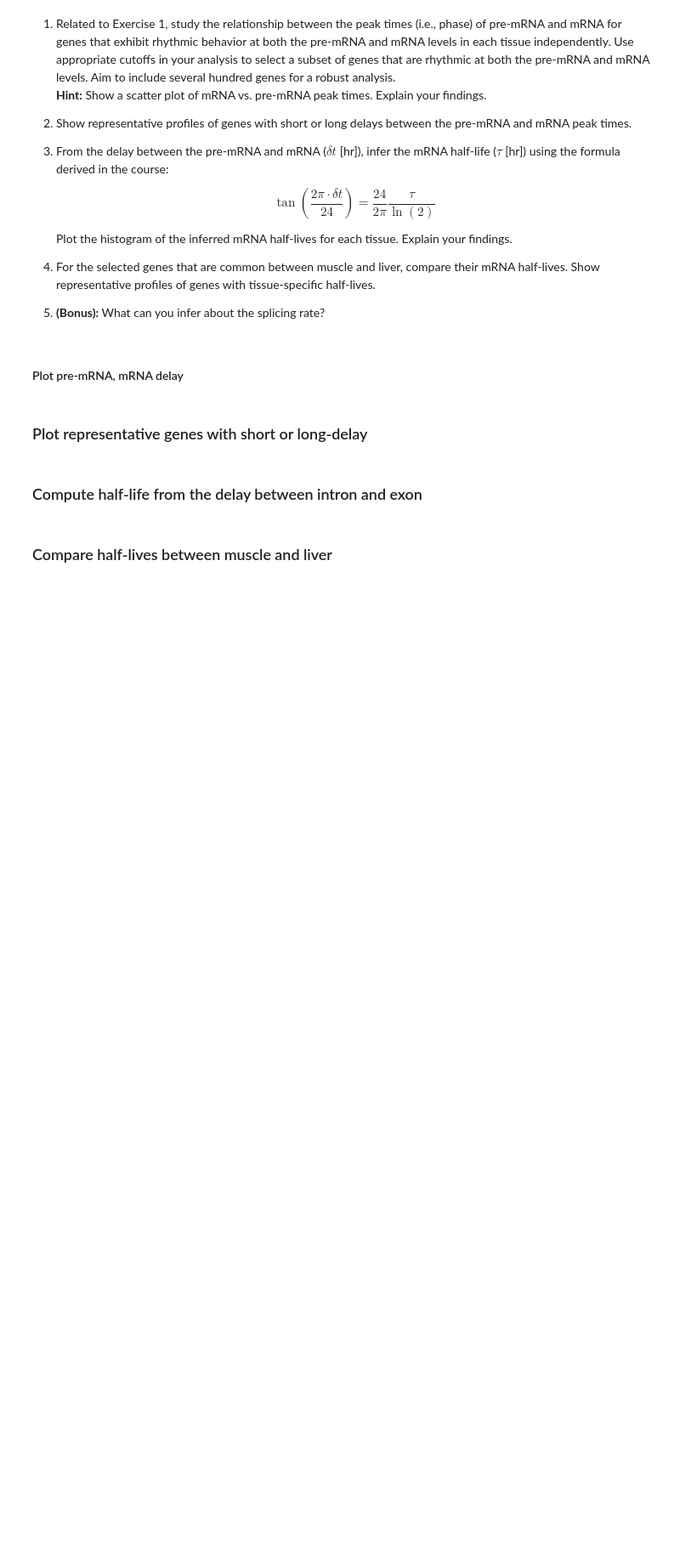
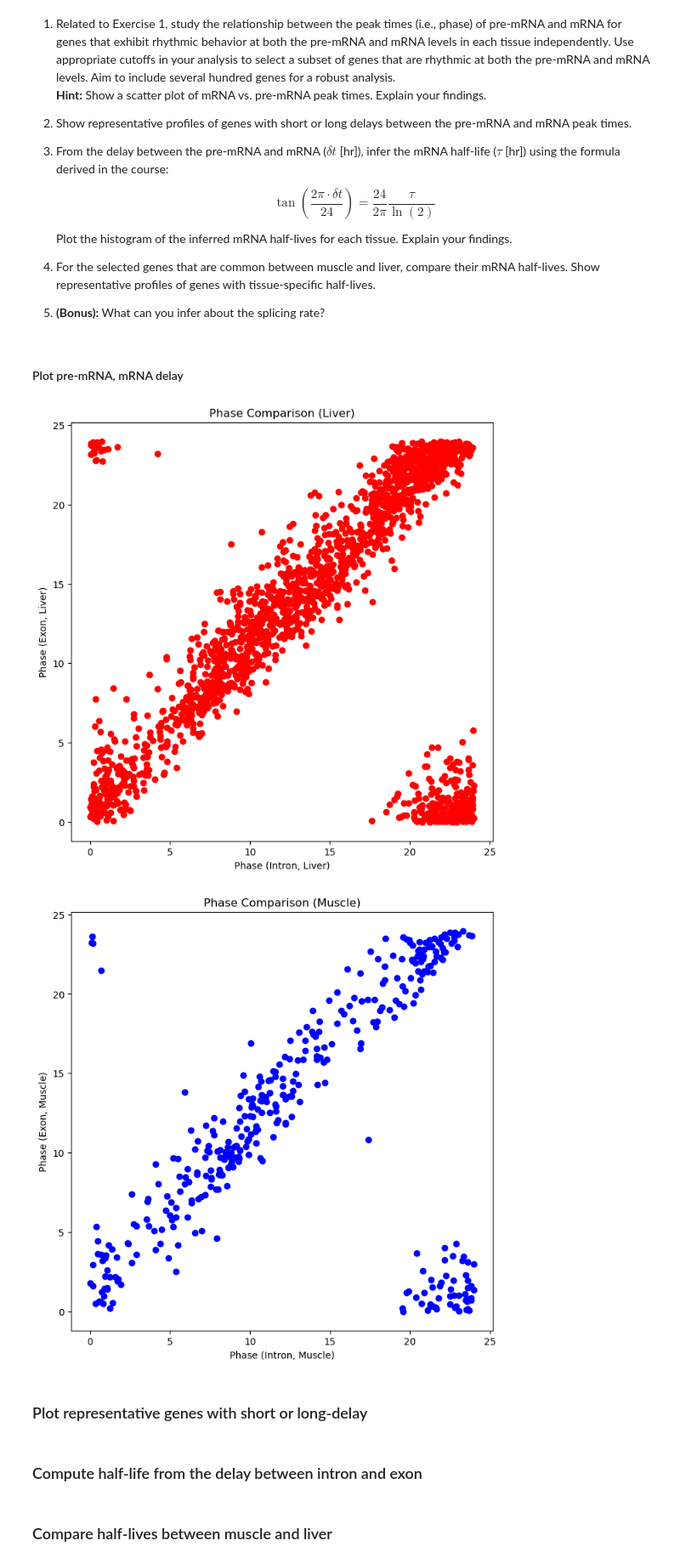
Before and after one commit to GregoirePachebat/group_18, a Jupyter notebook: Week11/Exercise_Week11_12_B_Exercises.ipynb, the cells around one changed output. Shown at 85% size. Saved outputs shown, nothing was run; the diff lists cells and outputs as text; code cells hidden in the pictures; blank space fills up the shorter version.

```diff
--- a/Week11/Exercise_Week11_12_B_Exercises.ipynb
+++ b/Week11/Exercise_Week11_12_B_Exercises.ipynb
@@ -437,12 +493,39 @@ OK
 # %%
 
 #plot phase intron vs phase exon for gene_liver
 #...
-#...
+# scatter plot of phase intron vs phase exon for liver genes
+
+while gene_liver_intro != gene_liver_exon:
+    gene_liver_intro = np.logical_and(results_intron_liver["amp"] > threshold, results_intron_liver["q_val"] < 0.05)
+gene_liver = np.logical_and(gene_liver_intro, gene_liver_exon)
+refiltered_results__intron_liver = results_intron_liver[gene_liver]
+refiltered_results__exon_liver = results_exon_liver[gene_liver]
+plt.figure(figsize=(8, 8))
+plt.scatter(refiltered_results__intron_liver['phase'], refiltered_results__exon_liver['phase'], color='red')
+plt.xlabel('Phase (Intron, Liver)')
+plt.ylabel('Phase (Exon, Liver)')
+plt.title('Phase Comparison (Liver)')
+plt.show()
+
 
 #plot phase intron vs phase exon for ii gene_muscle
 #...
 #...
+gene_muscle = np.logical_and(gene_muscle_intro, gene_muscle_exon)
+refiltered_results__intron_muscle = results_intron_muscle[gene_muscle]
+refiltered_results__exon_muscle = results_exon_muscle[gene_muscle]
+
+# scatter plot of phase intron vs phase exon for muscle genes
+plt.figure(figsize=(8, 8))
+plt.scatter(refiltered_results__intron_muscle['phase'], refiltered_results__exon_muscle['phase'], color='blue')
+plt.xlabel('Phase (Intron, Muscle)')
+plt.ylabel('Phase (Exon, Muscle)')
+plt.title('Phase Comparison (Muscle)')
+plt.show()
+# %% [output]
+[figure, added]
+[figure, added]
 # %% [markdown]
 ### Plot representative genes with short or long-delay
 # %%
```
Also changed, not shown: parts of 4 cells of this notebook.
